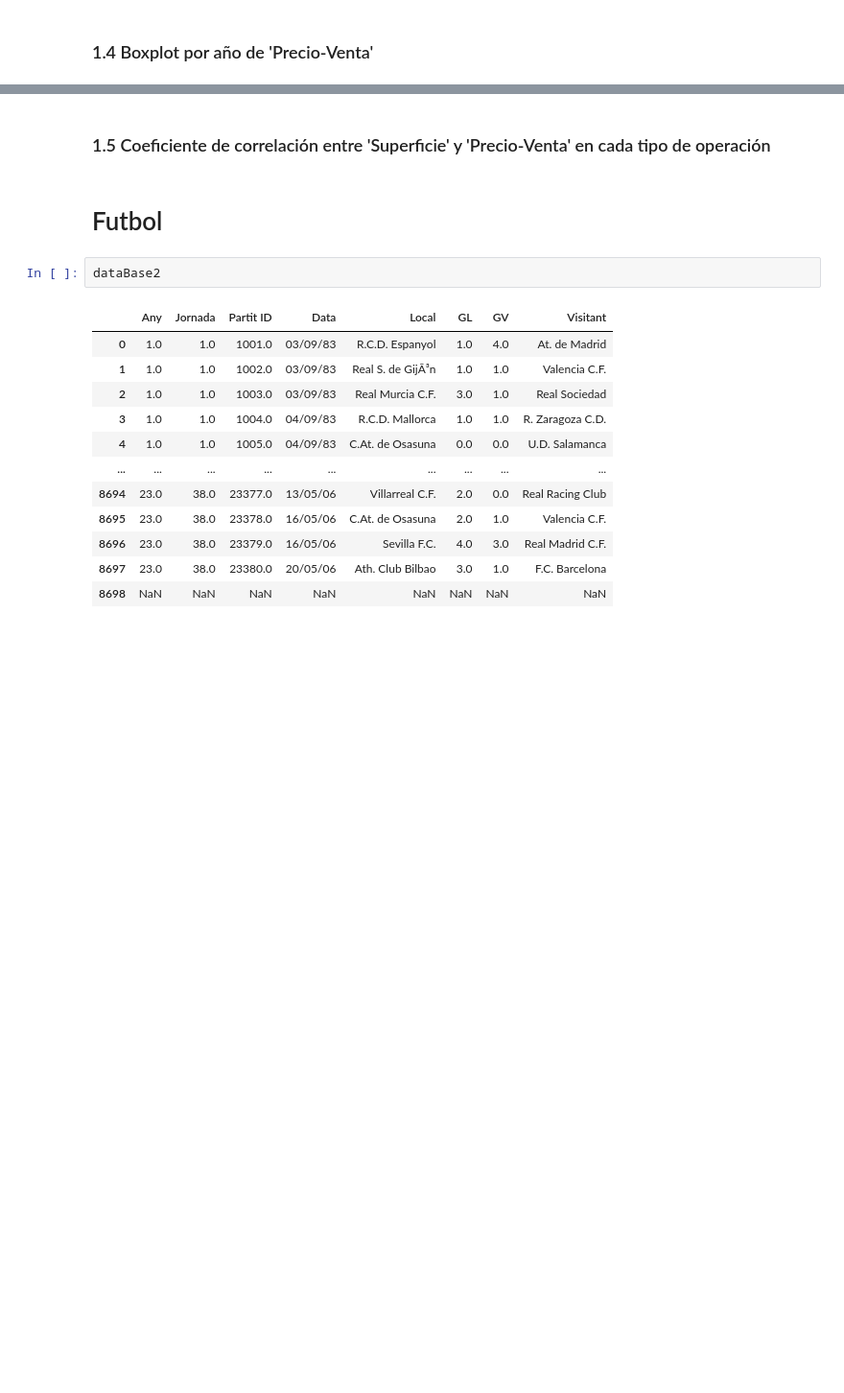
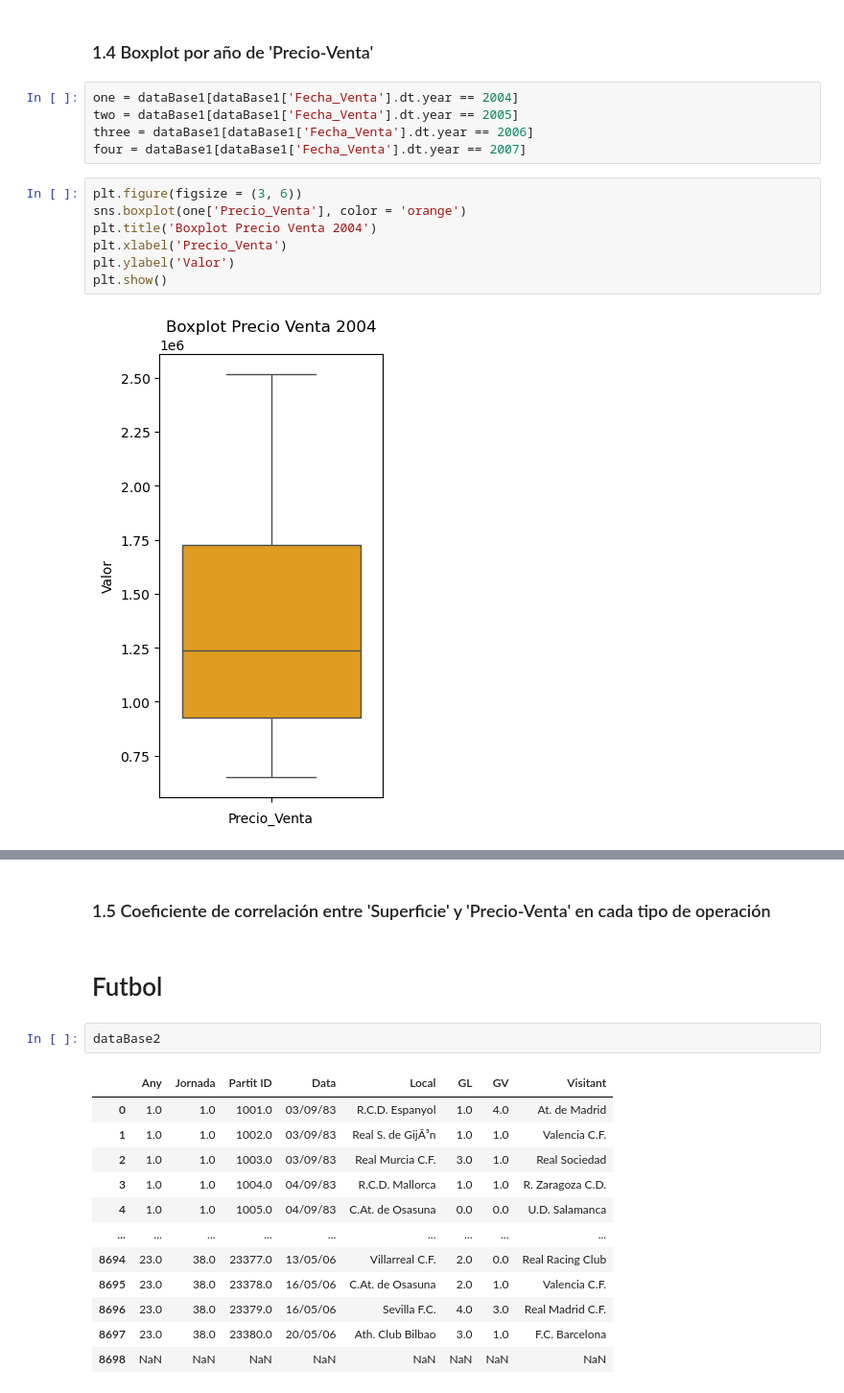
Before and after one commit to santiago861/Statistics, a Jupyter notebook: Weekly Exercises/week1/tarea1.ipynb, the cells around one changed output, grey strips where cells are left out. Shown at 96% size. Drawn from its saved outputs; the diff is of its cells as text; blank space fills up the shorter version.

```diff
--- a/Weekly Exercises/week1/tarea1.ipynb
+++ b/Weekly Exercises/week1/tarea1.ipynb
@@ -126,2 +126,16 @@ El año en el que más dinero ingresó en ventas fue el 2006, el total fue de 38
 # %% [markdown]
 ### 1.4 Boxplot por año de 'Precio-Venta'
+# %%
+one = dataBase1[dataBase1['Fecha_Venta'].dt.year == 2004]
+two = dataBase1[dataBase1['Fecha_Venta'].dt.year == 2005]
+three = dataBase1[dataBase1['Fecha_Venta'].dt.year == 2006]
+four = dataBase1[dataBase1['Fecha_Venta'].dt.year == 2007]
+# %%
+plt.figure(figsize = (3, 6))
+sns.boxplot(one['Precio_Venta'], color = 'orange')
+plt.title('Boxplot Precio Venta 2004')
+plt.xlabel('Precio_Venta')
+plt.ylabel('Valor')
+plt.show()
+# %% [output]
+[figure, added]
```
Also changed, not shown: parts of 4 cells of this notebook, 1 other file.
